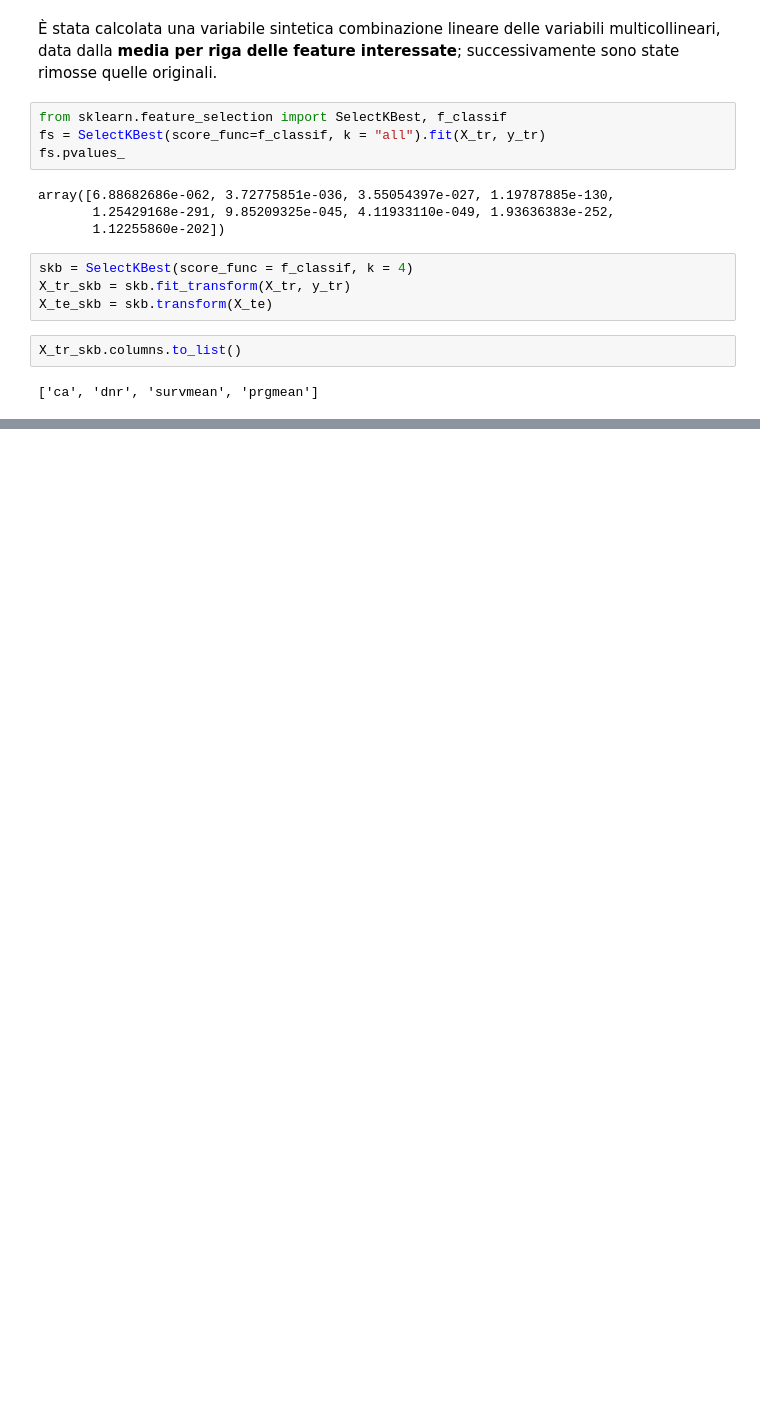
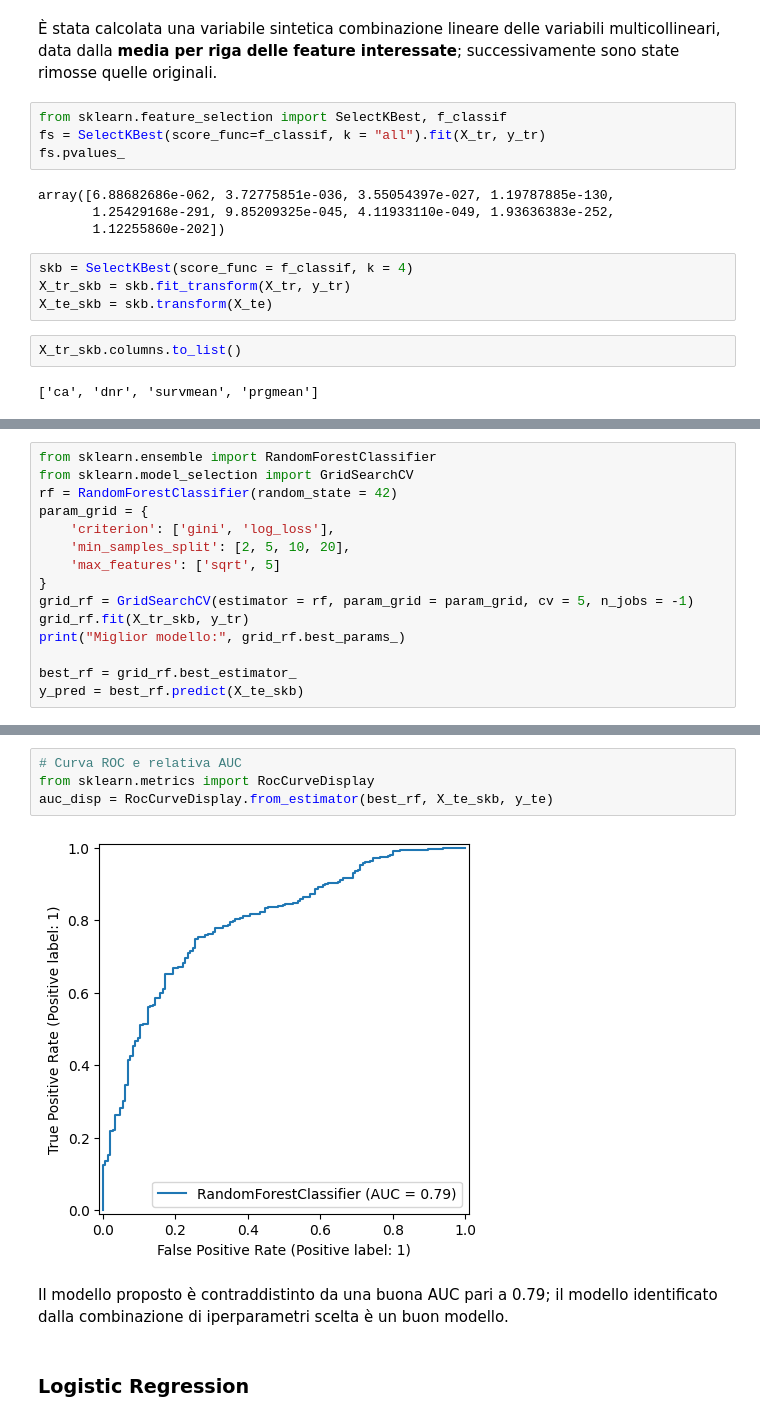
Before and after one commit to alberto-rampulla/big-data-course, a Jupyter notebook: 04_Classificazione/Classificazione-binaria.ipynb, the cells around one changed output, grey strips where cells are left out. Cells and saved outputs as stored; diff of their text form; blank space fills up the shorter version.

```diff
--- a/04_Classificazione/Classificazione-binaria.ipynb
+++ b/04_Classificazione/Classificazione-binaria.ipynb
@@ -284,0 +290,15 @@ X_tr_skb.columns.to_list()
+# %%
+from sklearn.ensemble import RandomForestClassifier
+from sklearn.model_selection import GridSearchCV
+rf = RandomForestClassifier(random_state = 42)
+param_grid = {
+    'criterion': ['gini', 'log_loss'],
+    'min_samples_split': [2, 5, 10, 20],
+    'max_features': ['sqrt', 5]
+}
+grid_rf = GridSearchCV(estimator = rf, param_grid = param_grid, cv = 5, n_jobs = -1)
+grid_rf.fit(X_tr_skb, y_tr)
+print("Miglior modello:", grid_rf.best_params_)
+
+best_rf = grid_rf.best_estimator_
+y_pred = best_rf.predict(X_te_skb)
@@ -284,0 +319,10 @@ X_tr_skb.columns.to_list()
+# %%
+# Curva ROC e relativa AUC
+from sklearn.metrics import RocCurveDisplay
+auc_disp = RocCurveDisplay.from_estimator(best_rf, X_te_skb, y_te)
+# %% [output]
+[figure, added]
+# %% [markdown]
+Il modello proposto è contraddistinto da una buona AUC pari a 0.79; il modello identificato dalla combinazione di iperparametri scelta è un buon modello.
+# %% [markdown]
+### Logistic Regression
```
Also changed, not shown: parts of 18 cells of this notebook.
